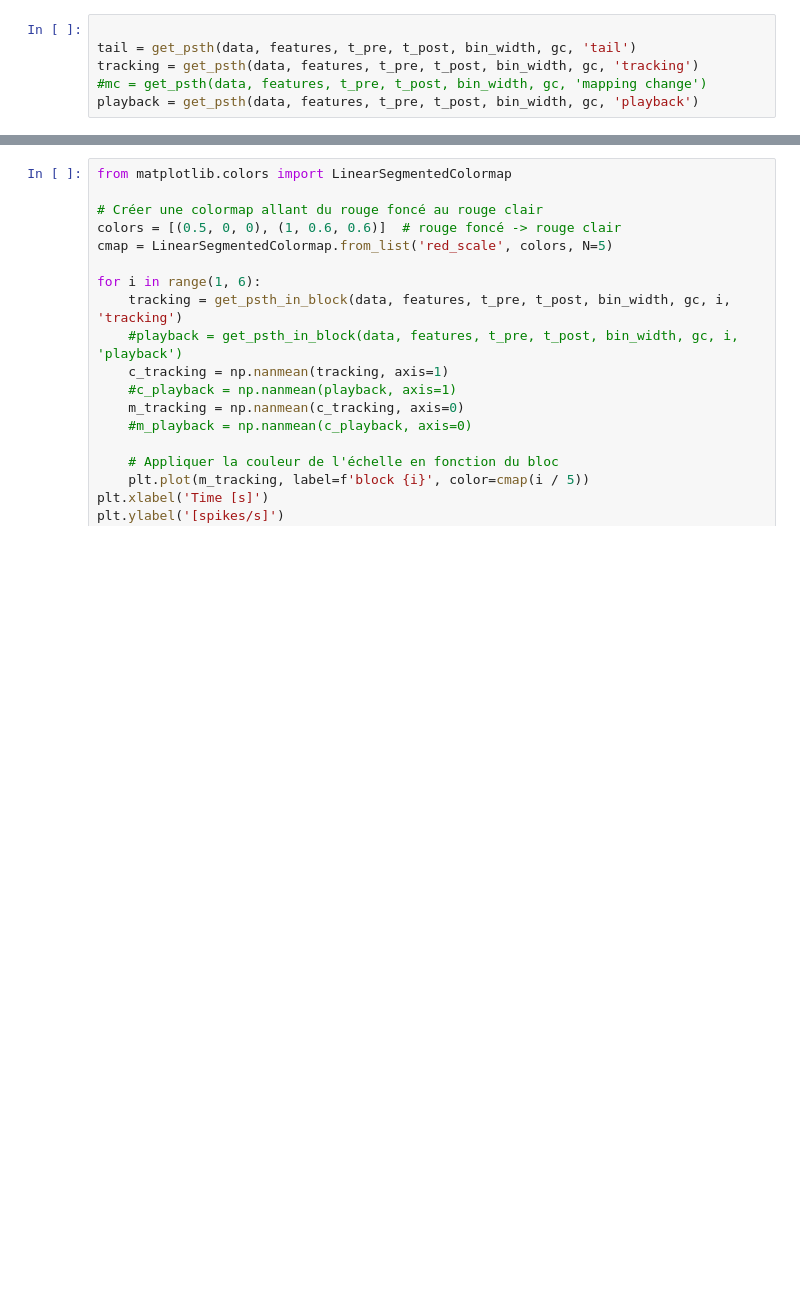
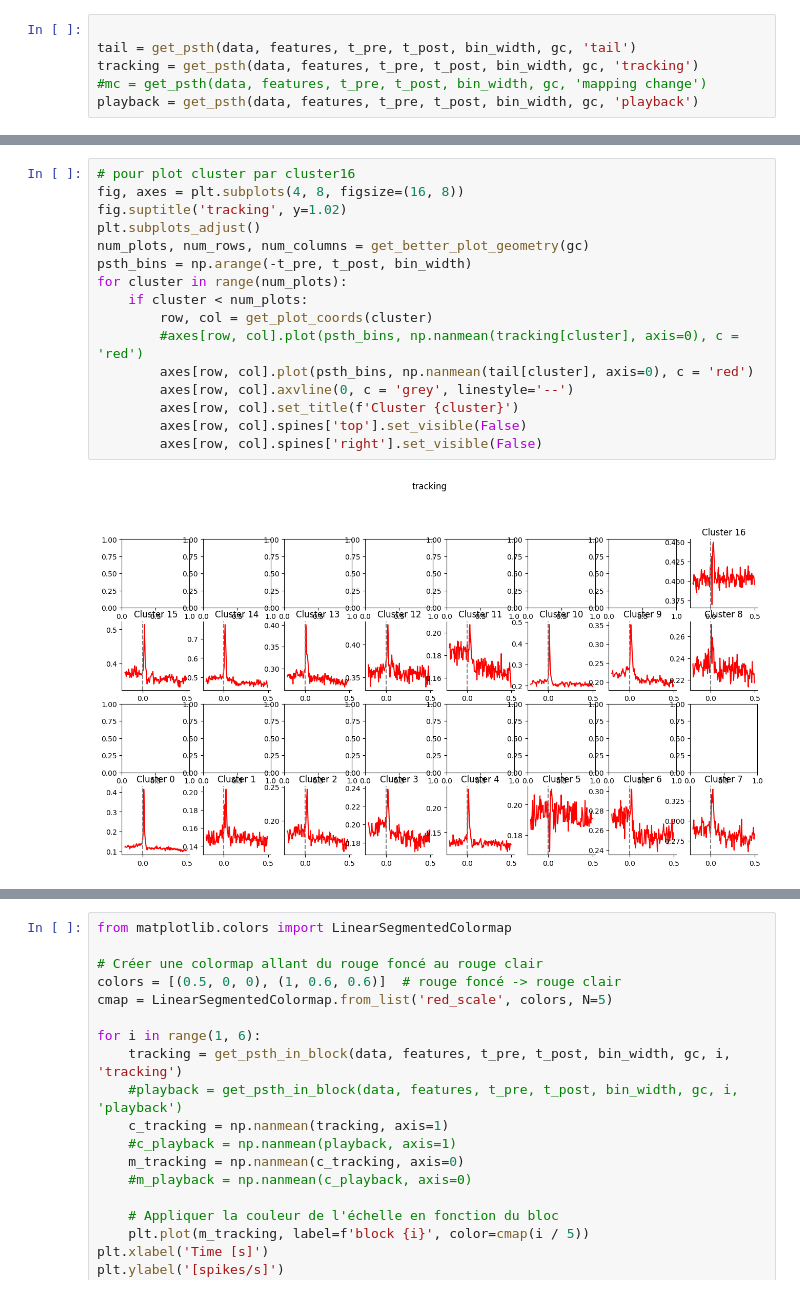
Before and after one commit to felicielevinton/analysebingobike, a Jupyter notebook: analyse_draft.ipynb, the cells around one changed output, grey strips where cells are left out. Cells and saved outputs as stored; diff of their text form; blank space fills up the shorter version.

```diff
--- a/analyse_draft.ipynb
+++ b/analyse_draft.ipynb
@@ -115,0 +141,18 @@ playback = get_psth(data, features, t_pre, t_post, bin_width, gc, 'playback')
+# %%
+# pour plot cluster par cluster16
+fig, axes = plt.subplots(4, 8, figsize=(16, 8))
+fig.suptitle('tracking', y=1.02)
+plt.subplots_adjust()
+num_plots, num_rows, num_columns = get_better_plot_geometry(gc)
+psth_bins = np.arange(-t_pre, t_post, bin_width)
+for cluster in range(num_plots):
+    if cluster < num_plots:
+        row, col = get_plot_coords(cluster)
+        #axes[row, col].plot(psth_bins, np.nanmean(tracking[cluster], axis=0), c = 'red')
+        axes[row, col].plot(psth_bins, np.nanmean(tail[cluster], axis=0), c = 'red')
+        axes[row, col].axvline(0, c = 'grey', linestyle='--')
+        axes[row, col].set_title(f'Cluster {cluster}')
+        axes[row, col].spines['top'].set_visible(False)
+        axes[row, col].spines['right'].set_visible(False)
+# %% [output]
+[figure, added]
```
Also changed, not shown: parts of 15 cells of this notebook, 2 other files.
